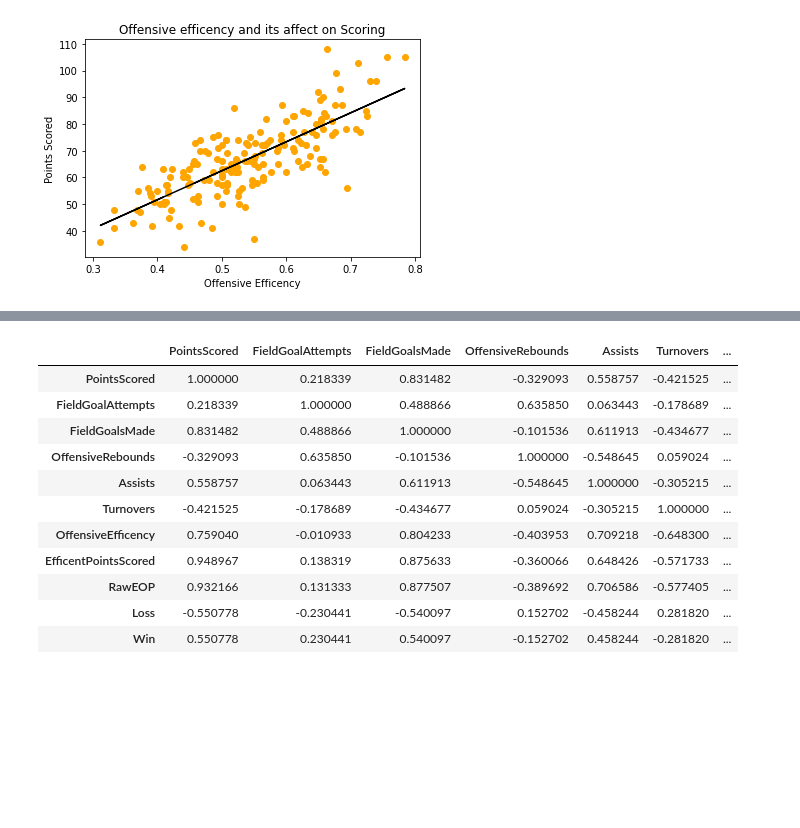
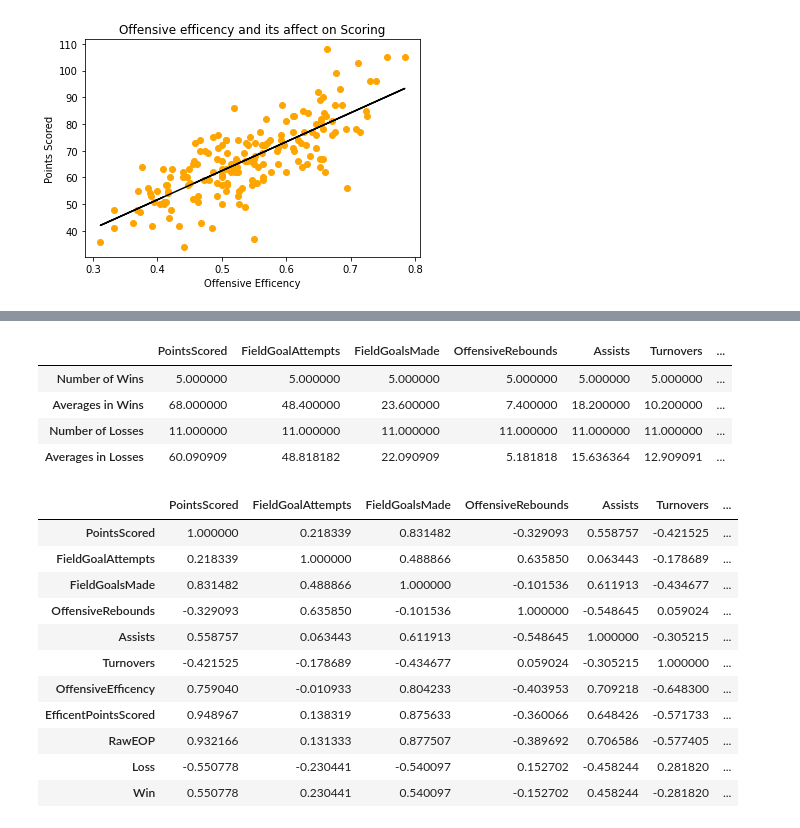
Before and after one commit to jreckin/FunAnalyticalStuff, a Jupyter notebook: offensive_efficency.ipynb, the cells around one changed output, grey strips where cells are left out. Cells and saved outputs as stored; diff of their text form; code cells hidden in the pictures; blank space fills up the shorter version.

```diff
--- a/offensive_efficency.ipynb
+++ b/offensive_efficency.ipynb
@@ -155 +177,16 @@ appleton_east_num.corr()
+# %%
+# Appleton East offense compared in wins and losses
+appleton_east_win = appleton_east_num[appleton_east_num.Win == 1].drop(columns = ['Win', 'Loss'])
+win = appleton_east_win.describe().iloc[:2, :].rename(index = {'count' : "Number of Wins", 'mean': "Averages in Wins"})
+appleton_east_loss = appleton_east_num[appleton_east_num.Loss == 1].drop(columns = ['Win', 'Loss'])
+loss = appleton_east_loss.describe().iloc[:2, :].rename(index = {'count' : "Number of Losses", 'mean': "Averages in Losses"})
+frames = [win, loss]
+appleton_east_offense = pd.concat(frames)
+appleton_east_offense
+# %% [output]
+|  | PointsScored | FieldGoalAttempts | FieldGoalsMade | OffensiveRebounds | Assists | Turnovers | ... |
+| Number of Wins | 5.000000 | 5.000000 | 5.000000 | 5.000000 | 5.000000 | 5.000000 | ... |
+| Averages in Wins | 68.000000 | 48.400000 | 23.600000 | 7.400000 | 18.200000 | 10.200000 | ... |
+| Number of Losses | 11.000000 | 11.000000 | 11.000000 | 11.000000 | 11.000000 | 11.000000 | ... |
+| Averages in Losses | 60.090909 | 48.818182 | 22.090909 | 5.181818 | 15.636364 | 12.909091 | ... |
 # %%
```
Also changed, not shown: parts of 64 cells of this notebook, 1 other file.
